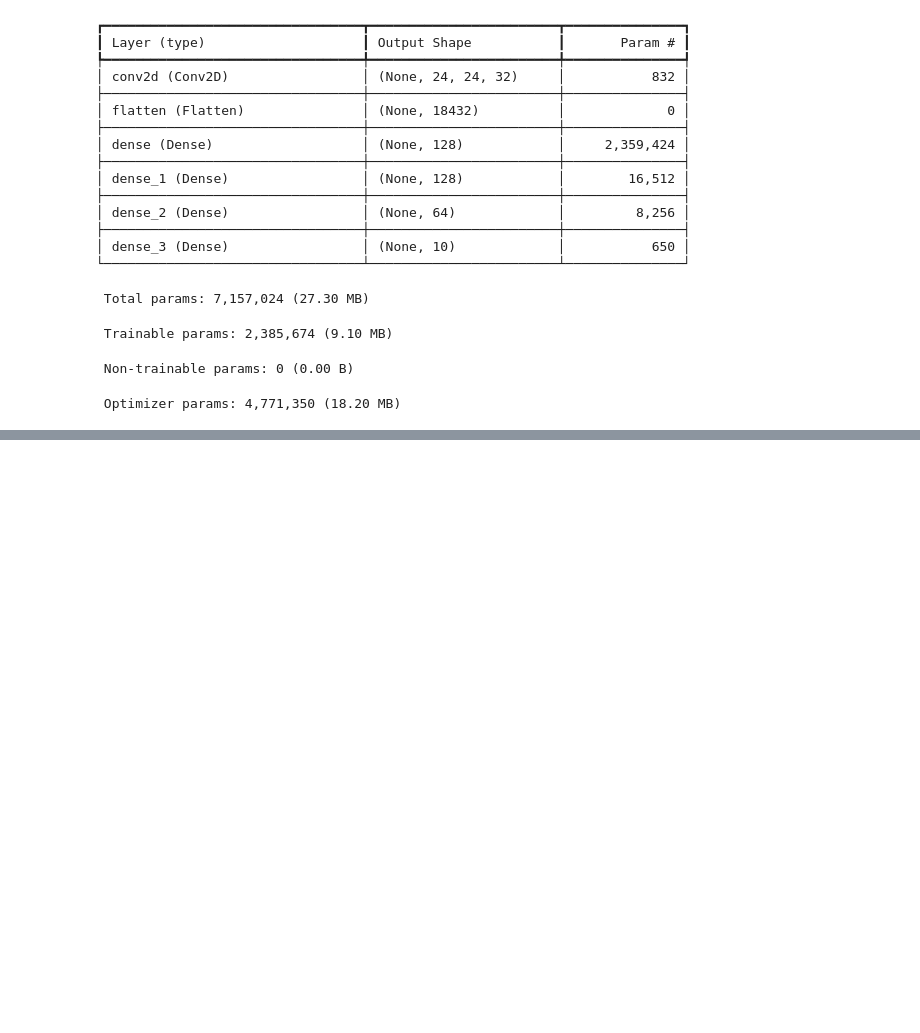
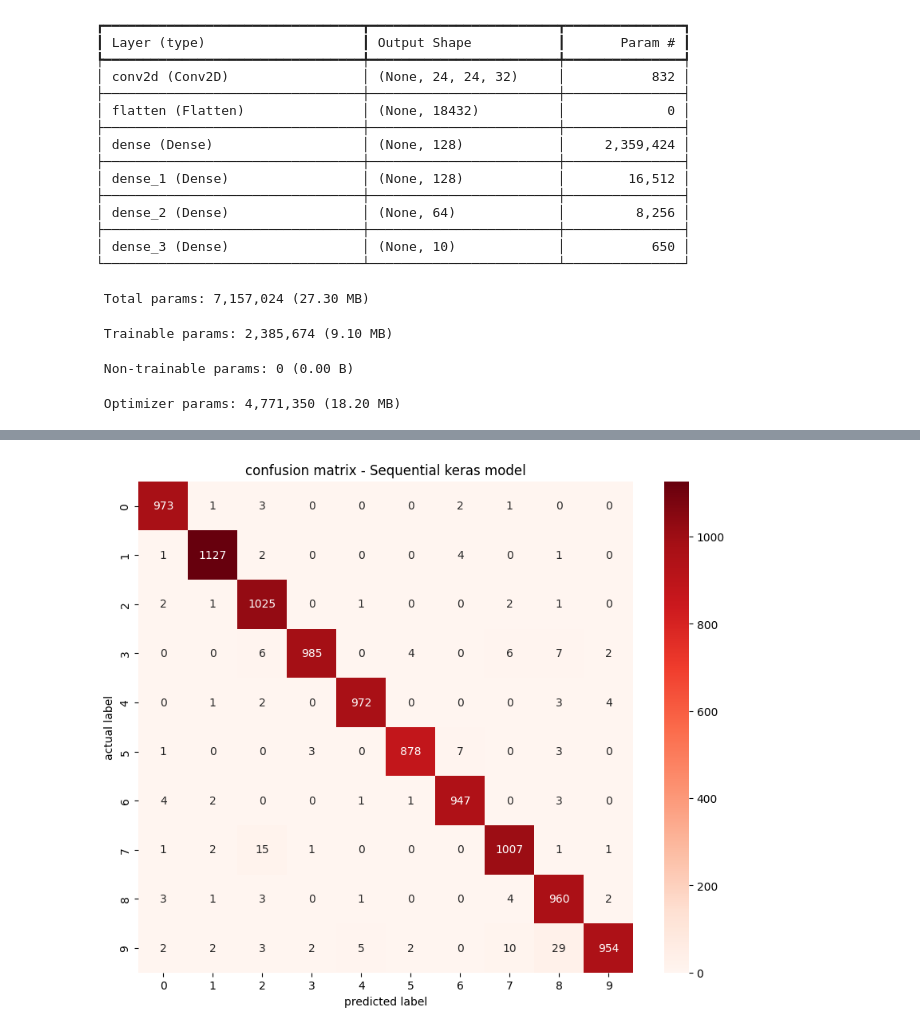
Before and after one commit to DionFinn/DigitRecognition, a Jupyter notebook: models/evaluation/SEQ.ipynb, the cells around one changed output, grey strips where cells are left out. Saved outputs shown, nothing was run; the diff lists cells and outputs as text; code cells hidden in the pictures; blank space fills up the shorter version.

Commit message:
Evaluation Sequential

```diff
--- a/models/evaluation/SEQ.ipynb
+++ b/models/evaluation/SEQ.ipynb
@@ -41,6 +42,9 @@ x_test = x_test.astype("float32") / 255.0
 
 print(x_test.shape)
 print(y_test.shape)
+
+y_pred = model.predict(x_test)
+y_pred = np.argmax(y_pred, axis=1)
 # %% [output]
 (10000, 28, 28)
 (10000,)
@@ -57,0 +77,10 @@ Accuracy: 0.9828000068664551
+# %%
+confusion = confusion_matrix(y_test, y_pred)
+plt.figure(figsize=(10, 8))
+sns.heatmap(confusion, annot=True, fmt='d', cmap='Reds')
+plt.title('confusion matrix - Sequential keras model')
+plt.xlabel('predicted label')
+plt.ylabel('actual label')
+plt.show()
+# %% [output]
+[figure, added]
```
Also changed, not shown: parts of 6 cells of this notebook.
